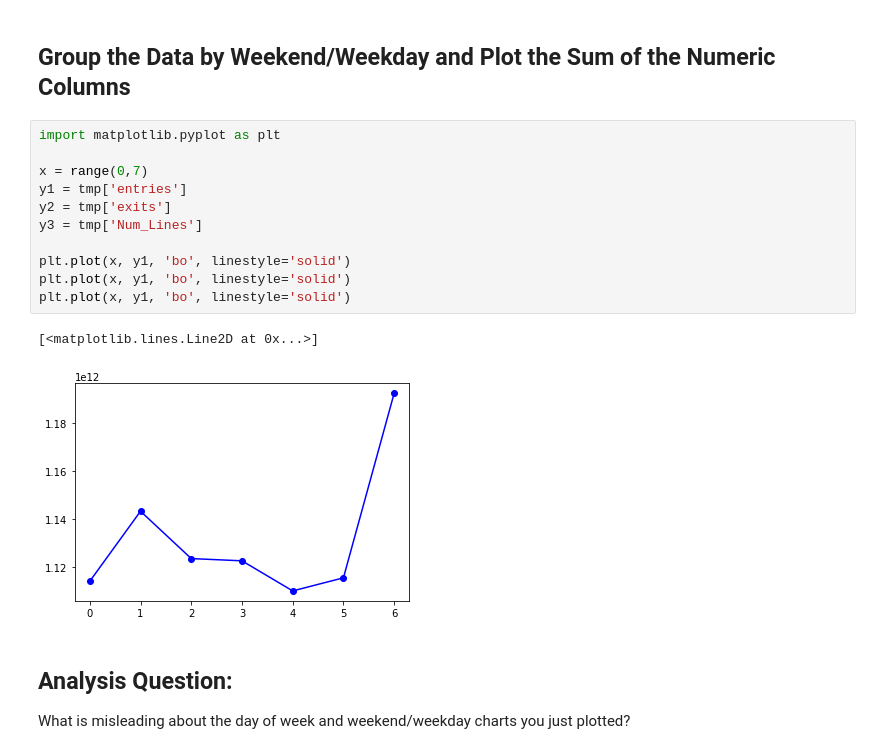
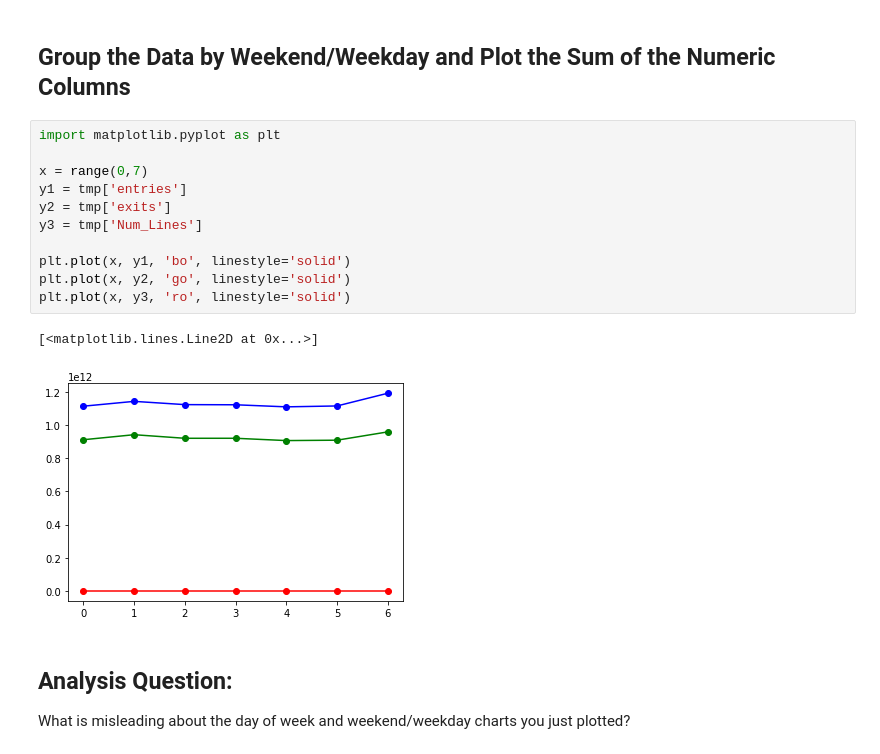
Before and after one commit to nic464/dsc-pandas-series-and-dataframes-lab-hsbc-ds-081319, a Jupyter notebook: index.ipynb, the cells around one changed output. Drawn from its saved outputs; the diff is of its cells as text.

```diff
--- a/index.ipynb
+++ b/index.ipynb
@@ -123,17 +123,17 @@ tmp.head()
 # %%
 import matplotlib.pyplot as plt
 
 x = range(0,7)
 y1 = tmp['entries']
 y2 = tmp['exits']
 y3 = tmp['Num_Lines']
 
 plt.plot(x, y1, 'bo', linestyle='solid')
-plt.plot(x, y1, 'bo', linestyle='solid')
-plt.plot(x, y1, 'bo', linestyle='solid')
+plt.plot(x, y2, 'go', linestyle='solid')
+plt.plot(x, y3, 'ro', linestyle='solid')
 # %% [output]
 [<matplotlib.lines.Line2D at 0x...>]
-[figure, old version]
+[figure, new version]
 # %% [markdown]
 ## Analysis Question:
 
```
